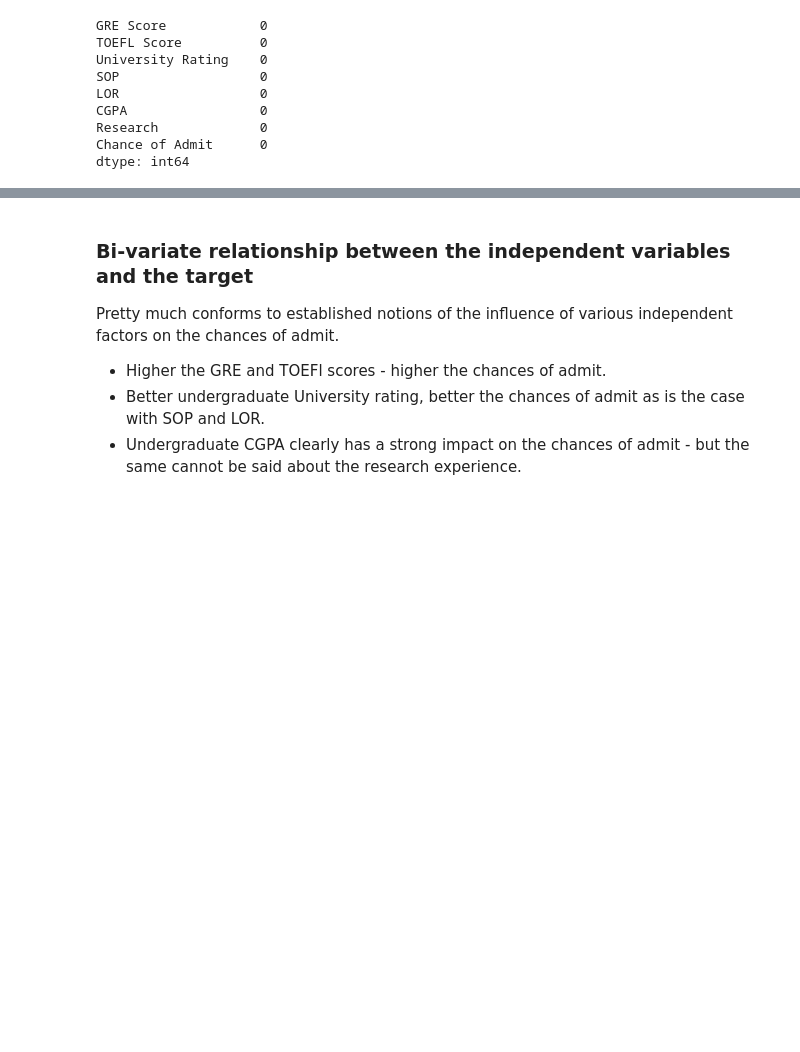
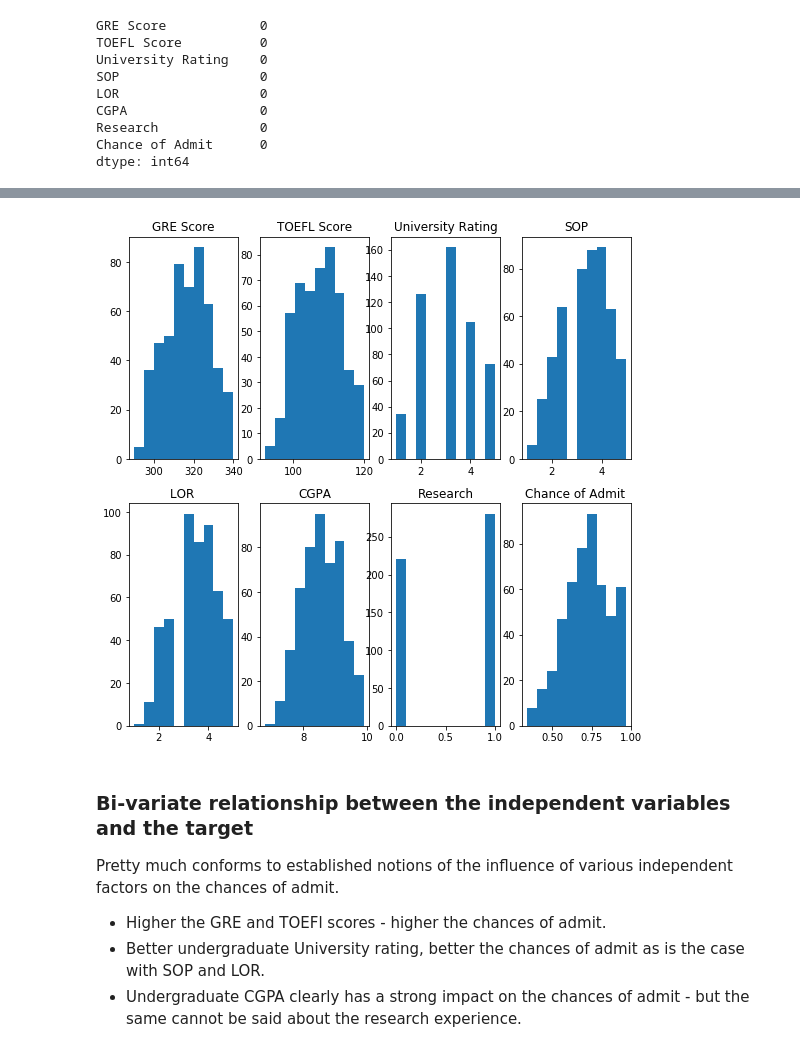
Before and after one commit to Rajivh/Kaggle, a Jupyter notebook: GraduateAdmissions/Graduate_Admissions.ipynb, the cells around one changed output, grey strips where cells are left out. Saved outputs shown, nothing was run; the diff lists cells and outputs as text; code cells hidden in the pictures; blank space fills up the shorter version.

Commit message:
plots added

```diff
--- a/GraduateAdmissions/Graduate_Admissions.ipynb
+++ b/GraduateAdmissions/Graduate_Admissions.ipynb
@@ -47,3 +57,18 @@ dtype: int64
+# %%
+fig, ax = plt.subplots(2,4)
+fig.set_size_inches(9,9)
+
+k = 0
+for i in range(0,2):
+    for j in range(0,4):
+        ax[i,j].hist(graduate_data.iloc[0:,k], bins = 10)
+        ax[i,j].set_title(graduate_data.columns[k])
+        k += 1
+        #print(k)
+
+plt.show()
+# %% [output]
+[figure, added]
 # %% [markdown]
 ### Bi-variate relationship between the independent variables and the target
 Pretty much conforms to established notions of the influence of various independent factors on the chances of admit.
```
Also changed, not shown: parts of 4 cells of this notebook, 1 other file.
